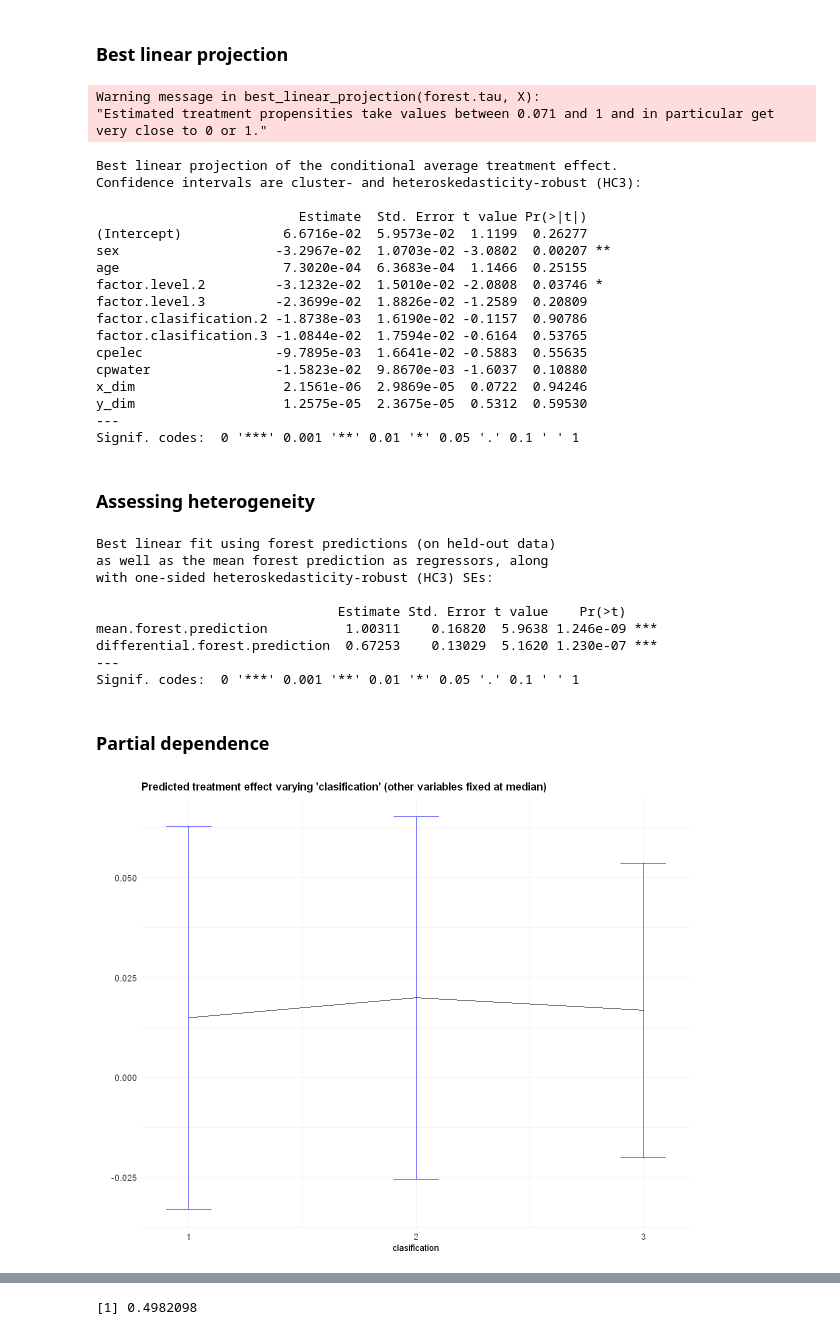
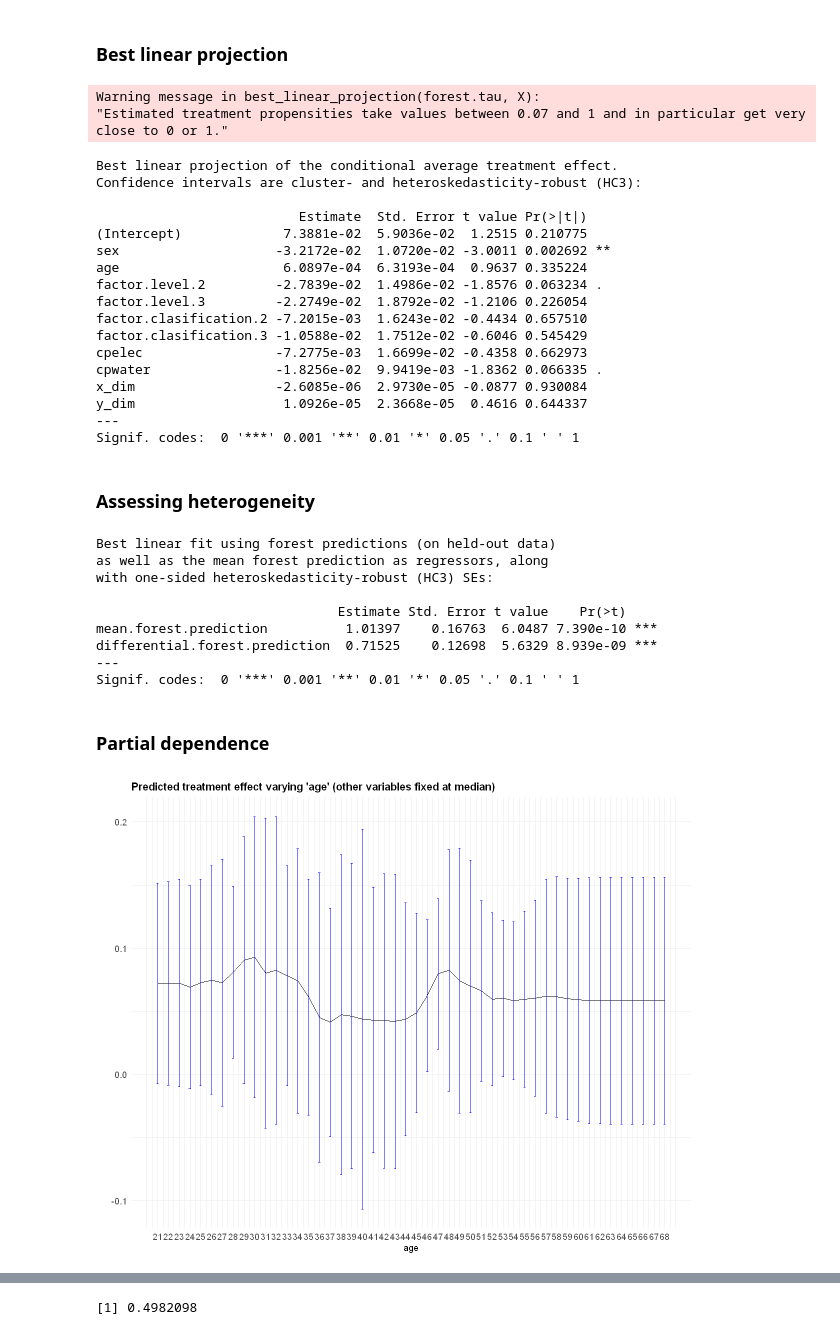
Before and after one commit to alexanderquispe/ECO293, a Jupyter notebook: project/scripts/HTE_Causal_Forest.ipynb, the cells around one changed output, grey strips where cells are left out. Saved outputs shown, nothing was run; the diff lists cells and outputs as text; code cells hidden in the pictures.

```diff
--- a/project/scripts/HTE_Causal_Forest.ipynb
+++ b/project/scripts/HTE_Causal_Forest.ipynb
@@ -665,14 +626,14 @@ num.rankings <- 5
 # Prepare for data.splitting
 # Assign a fold number to each observation.
 # The argument 'clusters' in the next step will mimick K-fold cross-fitting.
-num.folds <- 10
+num.folds <- 30
 folds <- sort(seq(n) %% num.folds) + 1
 
 # Comment or uncomment depending on your setting.
 # Observational setting with unconfoundedness+overlap (unknown assignment probs):
 # forest <- causal_forest(X, Y, W, clusters = folds)
 # Randomized settings with fixed and known probabilities (here: 0.5).
-forest <- causal_forest(X, Y, W, W.hat=.5, clusters = folds)
+forest <- causal_forest(X, Y, W, clusters = folds)
 
 # Retrieve out-of-bag predictions.
 # Predictions for observation in fold k will be computed using
@@ -710,0 +714,3 @@ A data.frame: 5 × 4
+# %%
+data=transform(data, ranking=factor(ranking))
+data
@@ -1270,22 +1265,22 @@ ggplot(df) +
 best_linear_projection(forest.tau, X)
 # %% [output]
 Warning message in best_linear_projection(forest.tau, X):
-"Estimated treatment propensities take values between 0.071 and 1 and in particular get very close to 0 or 1."
+"Estimated treatment propensities take values between 0.07 and 1 and in particular get very close to 0 or 1."
 Best linear projection of the conditional average treatment effect.
 Confidence intervals are cluster- and heteroskedasticity-robust (HC3):
 
                           Estimate  Std. Error t value Pr(>|t|)
-(Intercept)             6.6716e-02  5.9573e-02  1.1199  0.26277
-sex                    -3.2967e-02  1.0703e-02 -3.0802  0.00207 **
-age                     7.3020e-04  6.3683e-04  1.1466  0.25155
-factor.level.2         -3.1232e-02  1.5010e-02 -2.0808  0.03746 *
-factor.level.3         -2.3699e-02  1.8826e-02 -1.2589  0.20809
-factor.clasification.2 -1.8738e-03  1.6190e-02 -0.1157  0.90786
-factor.clasification.3 -1.0844e-02  1.7594e-02 -0.6164  0.53765
-cpelec                 -9.7895e-03  1.6641e-02 -0.5883  0.55635
-cpwater                -1.5823e-02  9.8670e-03 -1.6037  0.10880
-x_dim                   2.1561e-06  2.9869e-05  0.0722  0.94246
-y_dim                   1.2575e-05  2.3675e-05  0.5312  0.59530
+(Intercept)             7.3881e-02  5.9036e-02  1.2515 0.210775
+sex                    -3.2172e-02  1.0720e-02 -3.0011 0.002692 **
+age                     6.0897e-04  6.3193e-04  0.9637 0.335224
+factor.level.2         -2.7839e-02  1.4986e-02 -1.8576 0.063234 .
+factor.level.3         -2.2749e-02  1.8792e-02 -1.2106 0.226054
+factor.clasification.2 -7.2015e-03  1.6243e-02 -0.4434 0.657510
+factor.clasification.3 -1.0588e-02  1.7512e-02 -0.6046 0.545429
+cpelec                 -7.2775e-03  1.6699e-02 -0.4358 0.662973
+cpwater                -1.8256e-02  9.9419e-03 -1.8362 0.066335 .
+x_dim                  -2.6085e-06  2.9730e-05 -0.0877 0.930084
+y_dim                   1.0926e-05  2.3668e-05  0.4616 0.644337
 ---
 Signif. codes:  0 '***' 0.001 '**' 0.01 '*' 0.05 '.' 0.1 ' ' 1
 # %% [markdown]
@@ -1298,15 +1293,15 @@ as well as the mean forest prediction as regressors, along
 with one-sided heteroskedasticity-robust (HC3) SEs:
 
                                Estimate Std. Error t value    Pr(>t)
-mean.forest.prediction          1.00311    0.16820  5.9638 1.246e-09 ***
-differential.forest.prediction  0.67253    0.13029  5.1620 1.230e-07 ***
+mean.forest.prediction          1.01397    0.16763  6.0487 7.390e-10 ***
+differential.forest.prediction  0.71525    0.12698  5.6329 8.939e-09 ***
 ---
 Signif. codes:  0 '***' 0.001 '**' 0.01 '*' 0.05 '.' 0.1 ' ' 1
 # %% [markdown]
 ### Partial dependence
 # %%
-covariates = c("sex", "age", "cpelec", "cpwater",  "nlat_ie", "nlong_ie", "clasification", "level")
-selected.covariate <- "clasification"
+covariates = c("sex", "age", "cpelec", "cpwater",  "x_dim", "y_dim", "clasification", "level")
+selected.covariate <- "age"
 # other.covariates <- covariates
 other.covariates <- covariates[which(covariates != selected.covariate)]
 
@@ -1320,10 +1315,10 @@ fmla <- formula(paste0("~ 0 + ", paste0(covariates, collapse="+")))
 X <- model.matrix(fmla, data)
 W <- data[,treatment]
 Y <- data[,outcome]
-forest.tau <- causal_forest(X, Y, W, W.hat=.5)  # few trees for speed here
+forest.tau <- causal_forest(X, Y, W)  # few trees for speed here
 
 # Compute a grid of values appropriate for the selected covariate
-grid.size <- 3
+grid.size <- 48
 covariate.grid <- seq(min(data[,selected.covariate]), max(data[,selected.covariate]), length.out=grid.size)
 
 # Other options for constructing a grid:
@@ -1338,32 +1333,32 @@ covariate.grid <- seq(min(data[,selected.covariate]), max(data[,selected.covaria
 
 # Take median of other covariates
 medians <- apply(data[, other.covariates, F], 2, median)
 
 # Construct a dataset
 data.grid <- data.frame(sapply(medians, function(x) rep(x, grid.size)), covariate.grid)
 colnames(data.grid) <- c(other.covariates, selected.covariate)
 
 
 # Expand the data
 X.grid <- model.matrix(fmla, data.grid)
 
 # Point predictions of the CATE and standard errors
 forest.pred <- predict(forest.tau, newdata = X.grid, estimate.variance=TRUE)
 
 tau.hat <- forest.pred$predictions
 tau.hat.se <- sqrt(forest.pred$variance.estimates)
 
 # Plot predictions for each group and 95% confidence intervals around them.
 options(repr.plot.width=10, repr.plot.height=8)
 data.pred <- transform(data.grid, tau.hat=tau.hat, ci.low = tau.hat - 2*tau.hat.se, ci.high = tau.hat + 2*tau.hat.se)
 ggplot(data.pred) +
   geom_line(aes_string(x=selected.covariate, y="tau.hat", group = 1), color="black") +
   geom_errorbar(aes_string(x=selected.covariate, ymin="ci.low", ymax="ci.high", width=.2), color="blue") +
    ylab("") +
   ggtitle(paste0("Predicted treatment effect varying '", selected.covariate, "' (other variables fixed at median)")) +
-  scale_x_continuous("clasification", breaks=covariate.grid, labels=signif(covariate.grid, 2)) +
+  scale_x_continuous("age", breaks=covariate.grid, labels=signif(covariate.grid, 2)) +
   theme_minimal() +
   theme(plot.title = element_text(size = 13, face = "bold"),
        axis.text=element_text(size=11))
 # %% [output]
-[figure, old version]
+[figure, new version]
```
Also changed, not shown: parts of 52 cells of this notebook.
